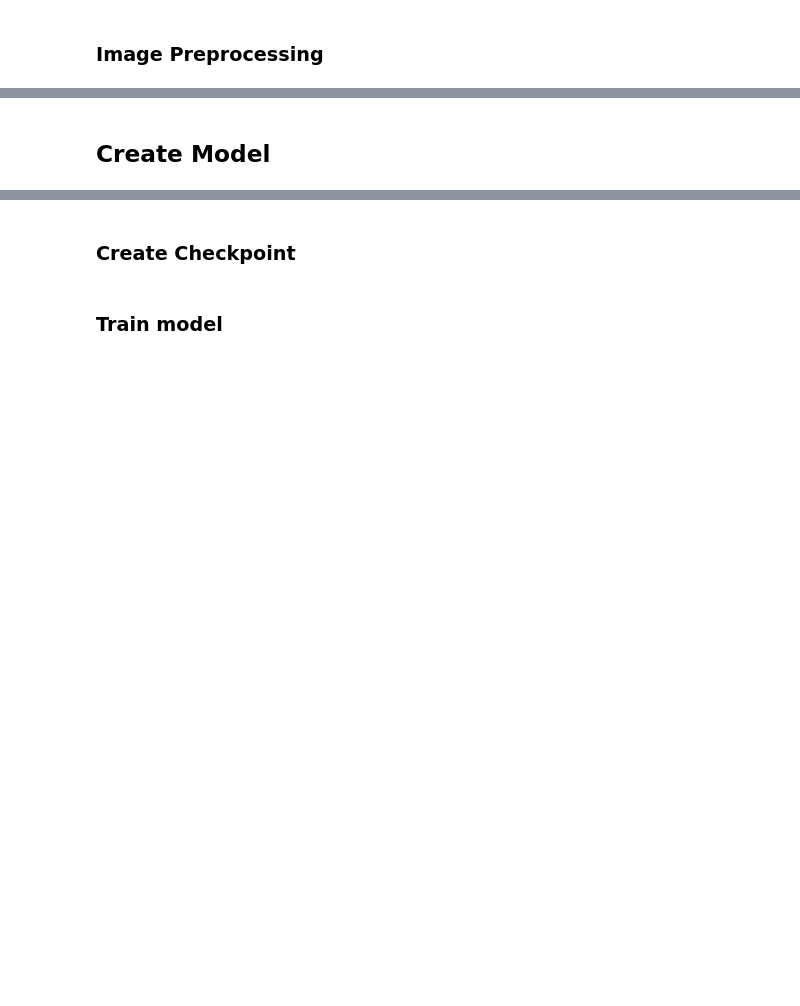
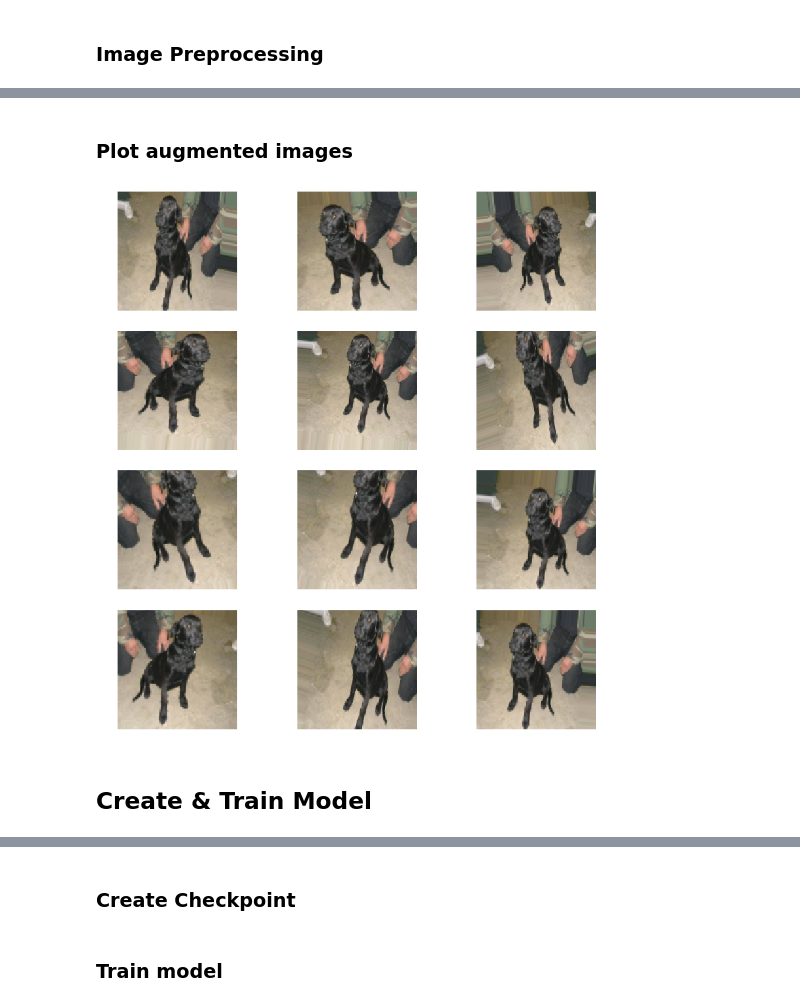
Before and after one commit to lannguyen1106/snoopy_kitty_recognition, a Jupyter notebook: snoopy_kitty_dev.ipynb, the cells around one changed output, grey strips where cells are left out. Drawn from its saved outputs; the diff is of its cells as text; code cells hidden in the pictures; blank space fills up the shorter version.

```diff
--- a/snoopy_kitty_dev.ipynb
+++ b/snoopy_kitty_dev.ipynb
@@ -251,5 +174,13 @@ plt.show()
+# %% [markdown]
+### Plot augmented images
+# %%
+index = np.random.randint(0, len(train_generator))
+augmented_images = [train_generator[index][0][0] for i in range(15)]
+plotImages(augmented_images)
+# %% [output]
+[figure, added]
 # %% [markdown]
-## Create Model
+## Create & Train Model
 # %%
 from tensorflow.keras.layers import Conv2D, MaxPooling2D, Dropout, Flatten, Dense, Activation, BatchNormalization
 
```
Also changed, not shown: parts of 58 cells of this notebook, 9 other files.
